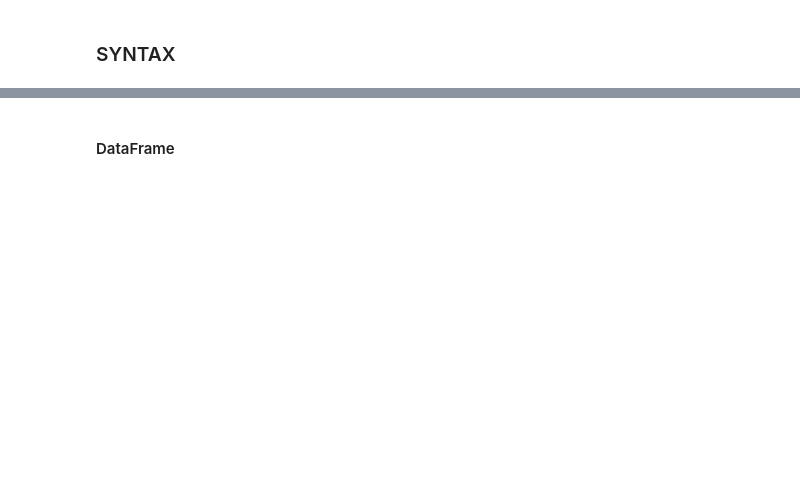
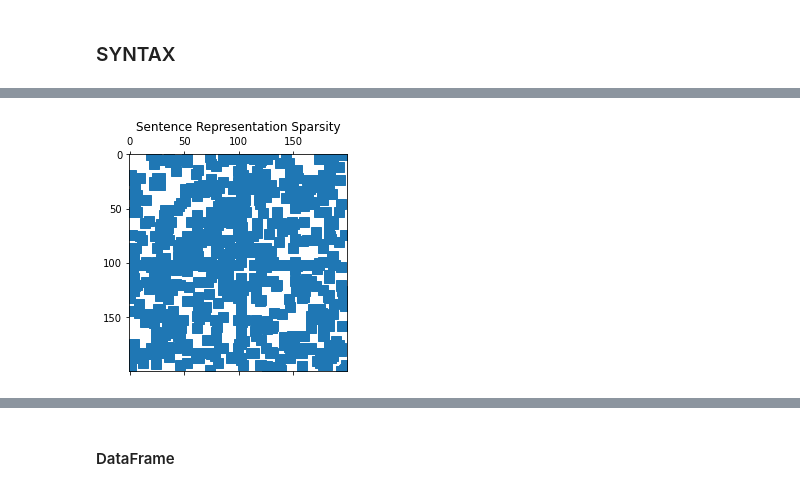
Before and after one commit to angelinaavrithi/thesis, a Jupyter notebook: Thesis.ipynb, the cells around one changed output, grey strips where cells are left out. Saved outputs shown, nothing was run; the diff lists cells and outputs as text; code cells hidden in the pictures; blank space fills up the shorter version.

```diff
--- a/Thesis.ipynb
+++ b/Thesis.ipynb
@@ -250,0 +264,6 @@ with open('sentence_representations_adjmat.p','wb') as fw:
+# %%
+%matplotlib inline
+plt.spy(sentence_representation)
+plt.title("Sentence Representation Sparsity");
+# %% [output]
+[figure, added]
```
Also changed, not shown: parts of 26 cells of this notebook.
